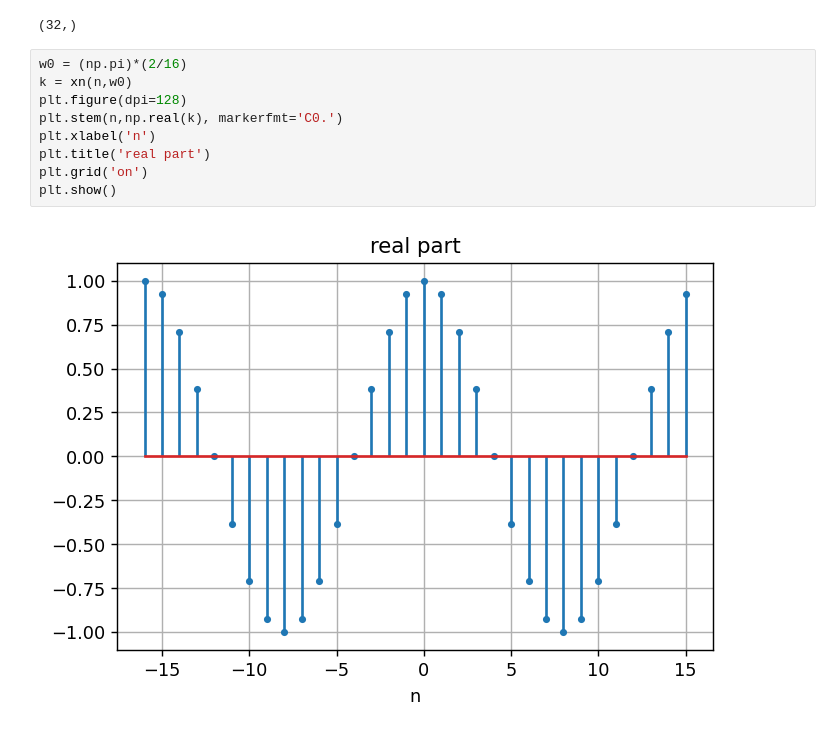
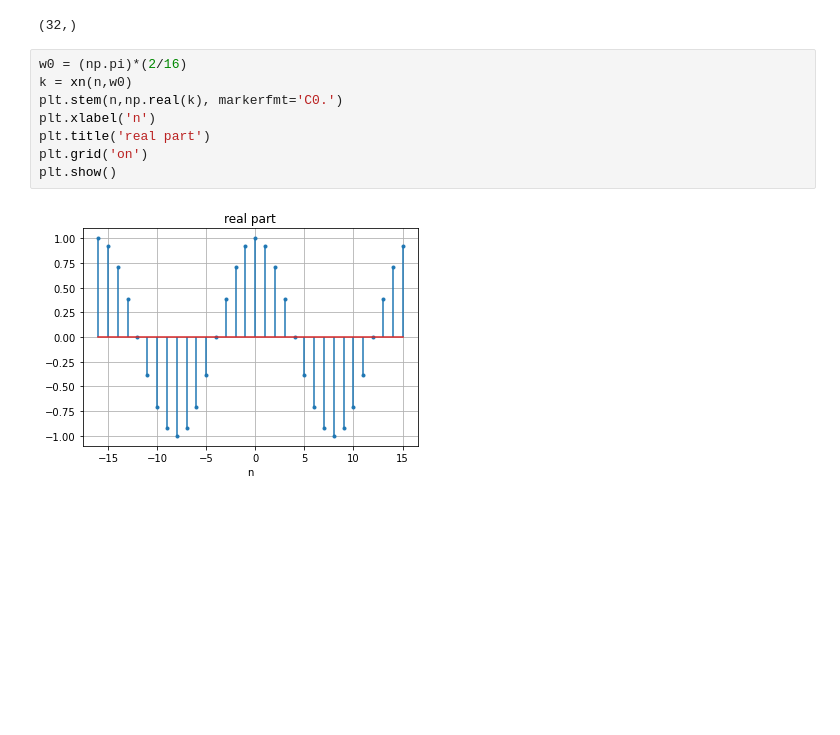
Before and after one commit to hufsaim/T10302201, a Jupyter notebook: notebook/lab01.ipynb, the cells around one changed output. Saved outputs shown, nothing was run; the diff lists cells and outputs as text; blank space fills up the shorter version.

```diff
--- a/notebook/lab01.ipynb
+++ b/notebook/lab01.ipynb
@@ -219,14 +219,13 @@ n.shape
 # %%
 w0 = (np.pi)*(2/16)
 k = xn(n,w0)
-plt.figure(dpi=128)
 plt.stem(n,np.real(k), markerfmt='C0.')
 plt.xlabel('n')
 plt.title('real part')
 plt.grid('on')
 plt.show()
 # %% [output]
-[figure, old version]
+[figure, new version]
 # %%
 w0 = (np.pi)*(30/16)
 k = xn(n,w0)
```
Also changed, not shown: parts of 2 cells of this notebook.
